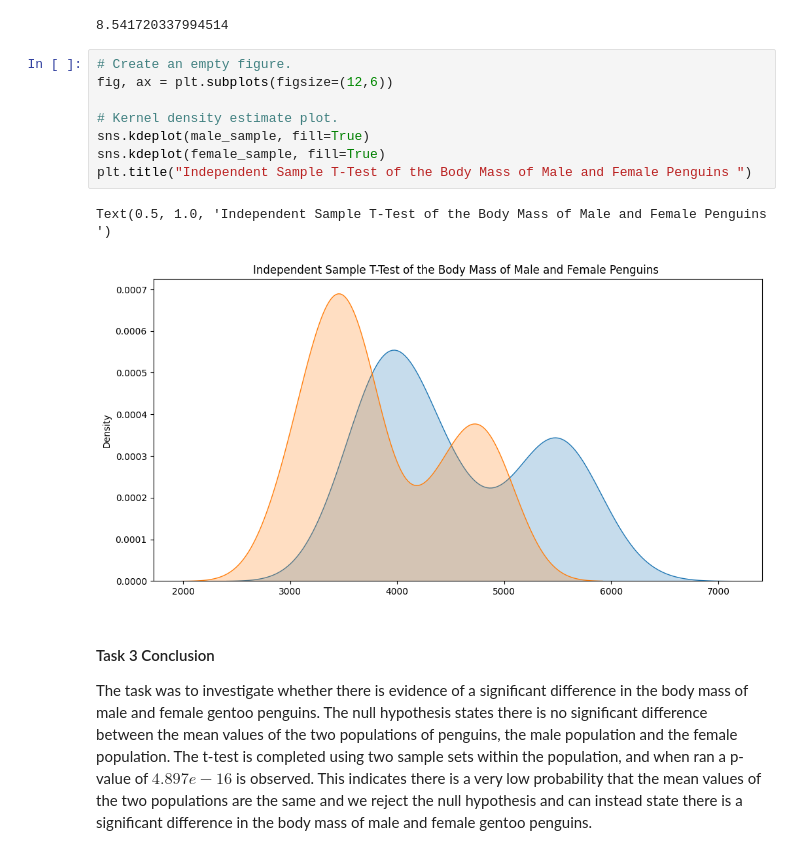
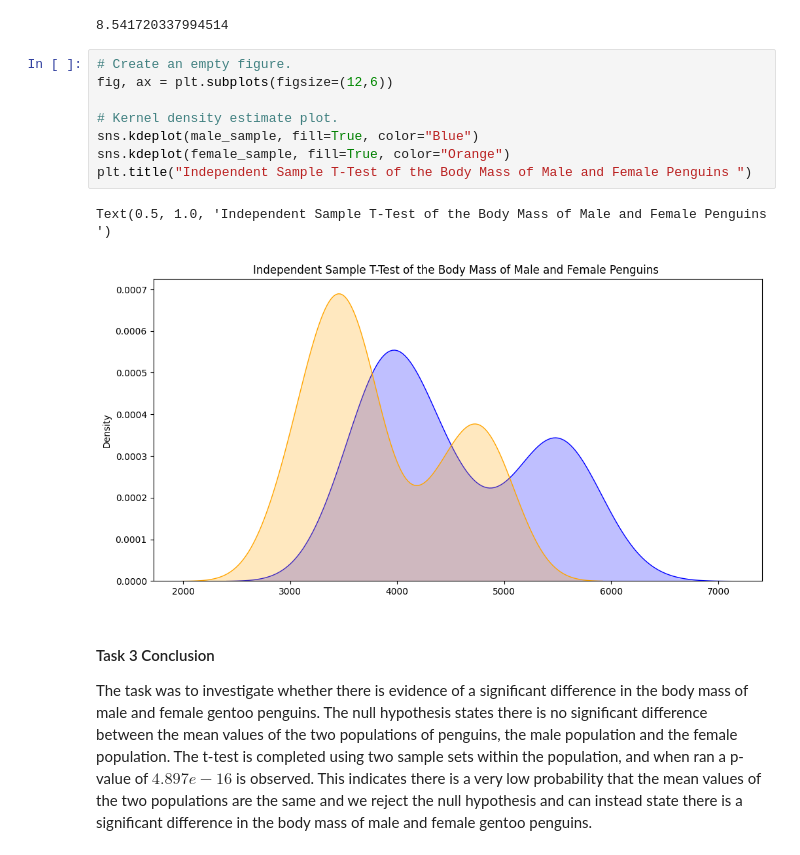
Before and after one commit to emma2d/machinelearning, a Jupyter notebook: tasks.ipynb, the cells around one changed output. Drawn from its saved outputs; the diff is of its cells as text.

```diff
--- a/tasks.ipynb
+++ b/tasks.ipynb
@@ -313,14 +311,14 @@ t
 # %%
 # Create an empty figure.
 fig, ax = plt.subplots(figsize=(12,6))
 
 # Kernel density estimate plot.
-sns.kdeplot(male_sample, fill=True)
-sns.kdeplot(female_sample, fill=True)
+sns.kdeplot(male_sample, fill=True, color="Blue")
+sns.kdeplot(female_sample, fill=True, color="Orange")
 plt.title("Independent Sample T-Test of the Body Mass of Male and Female Penguins ")
 # %% [output]
 Text(0.5, 1.0, 'Independent Sample T-Test of the Body Mass of Male and Female Penguins ')
-[figure, old version]
+[figure, new version]
 # %% [markdown]
 #### Task 3 Conclusion
 
```
Also changed, not shown: parts of 13 cells of this notebook.
